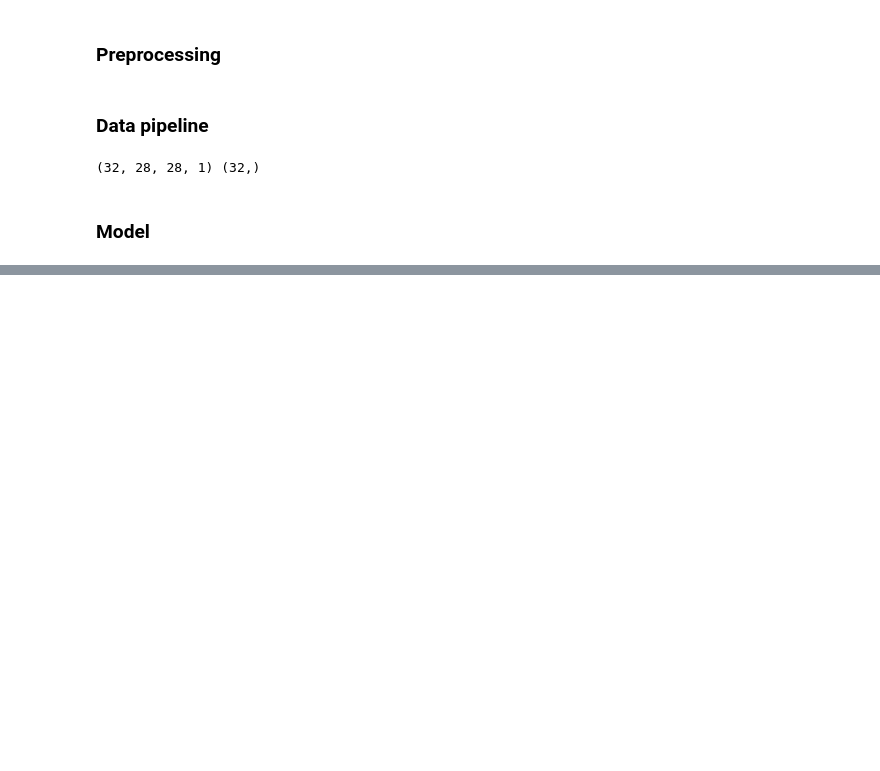
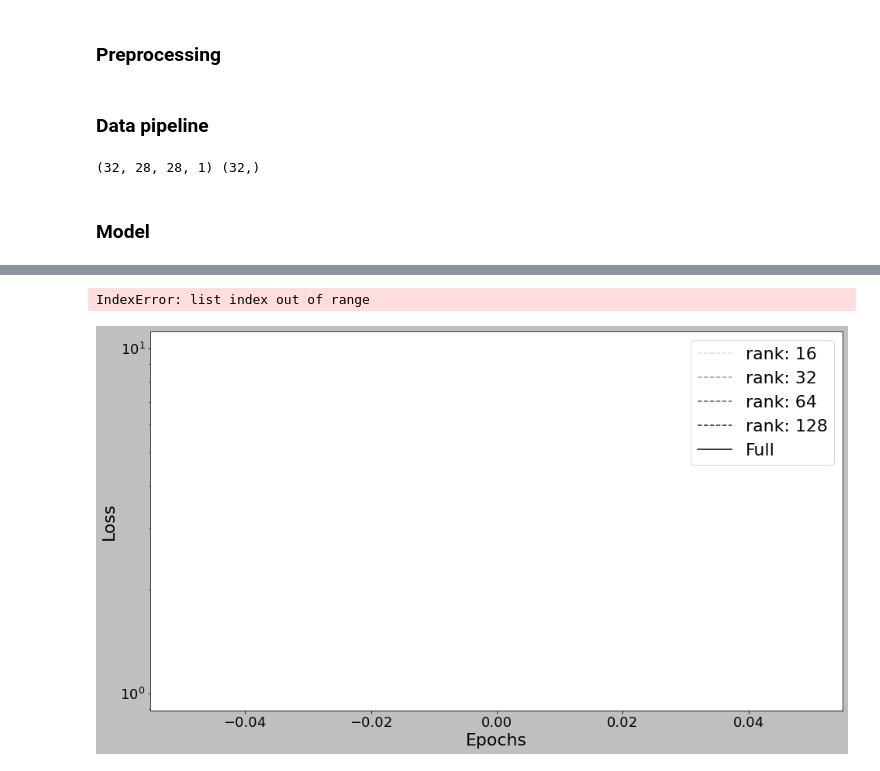
Before and after one commit to predict-idlab/svd-kernels, a Jupyter notebook: notebooks/MNIST.ipynb, the cells around one changed output, grey strips where cells are left out. Drawn from its saved outputs; the diff is of its cells as text; code cells hidden in the pictures; blank space fills up the shorter version.

```diff
--- a/notebooks/MNIST.ipynb
+++ b/notebooks/MNIST.ipynb
@@ -193,0 +222,10 @@ plt.show()
+# %%
+# empty dicts for models & histories
+models_rank = {}
+histories_rank = {}
+trackers_rank = {}
+# %%
+# Train model
+histories_rank[rank] = history_
+models_rank[rank] = model
+trackers_rank[rank] = callbacks
@@ -193,0 +277,28 @@ plt.show()
+# %%
+plt.style.use('grayscale')
+params = {'legend.fontsize': '22',
+          'figure.figsize': (16, 9),
+         'axes.labelsize': '22',
+         'axes.titlesize':'22',
+         'xtick.labelsize':'18',
+         'ytick.labelsize':'18'}
+plt.rcParams.update(params)
+# %%
+plt.figure(figsize=(16, 9))
+for rank in [16, 32, 64, 128]:
+    plt.plot(0, label=f'rank: {rank}', linestyle='dashed', color=str((7.5 - np.log2(rank))/4))
+    plt.plot(0, linestyle='dashed', marker='>', color=str((7.5 - np.log2(rank))/4))
+plt.plot(0, label=f'Full', color='black')
+plt.plot(0, marker='>', color='black')
+plt.yscale('log')
+plt.ylabel('Loss')
+plt.xlabel('Epochs')
+lines = plt.legend().get_lines()
+legend1 = plt.legend([lines[0], lines[-6]], ['Train', 'Test'], loc=2)
+plt.gca().add_artist(legend1)
+plt.legend()
+plt.savefig('figures/MNIST_loss_legend.png')
+plt.show()
+# %% [output]
+IndexError: list index out of range
+[figure, added]
```
Also changed, not shown: parts of 35 cells of this notebook, 8 other files.
